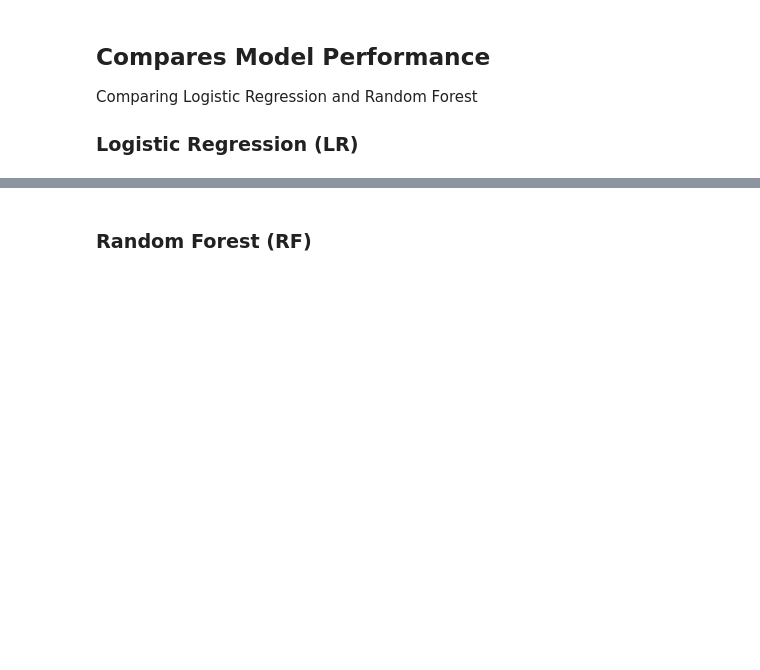
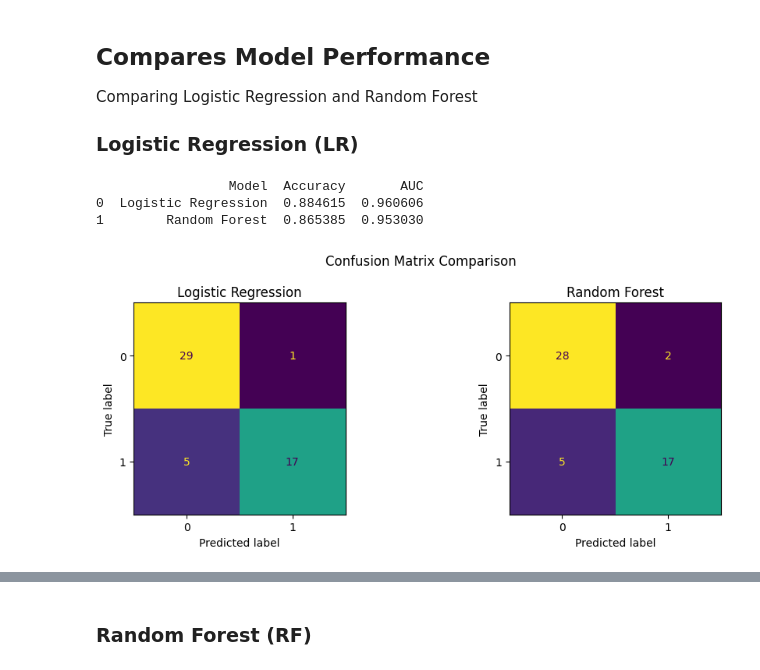
Before and after one commit to mattmarz94/nfl-decision-support-analytics, a Jupyter notebook: Data Preprocessing/reduce_features_dd.ipynb, the cells around one changed output, grey strips where cells are left out. Cells and saved outputs as stored; diff of their text form; code cells hidden in the pictures; blank space fills up the shorter version.

```diff
--- a/Data Preprocessing/reduce_features_dd.ipynb
+++ b/Data Preprocessing/reduce_features_dd.ipynb
@@ -386,3 +386,79 @@ X["def_pass_Int%"] = X["def_pass_Int%"].fillna(0)
 Comparing Logistic Regression and Random Forest
 
 ### Logistic Regression (LR)
+# %%
+from sklearn.model_selection import train_test_split
+from sklearn.preprocessing import StandardScaler
+from sklearn.linear_model import LogisticRegression
+from sklearn.ensemble import RandomForestClassifier
+from sklearn.metrics import accuracy_score, roc_auc_score
+import pandas as pd
+
+# 1. Same split for both models
+X_train, X_test, y_train, y_test = train_test_split(
+    X, y,
+    test_size=0.2,
+    random_state=2120,
+    stratify=y
+)
+
+# 2. Scale only for logistic regression
+scaler = StandardScaler()
+X_train_scaled = scaler.fit_transform(X_train)
+X_test_scaled = scaler.transform(X_test)
+
+# 3. Logistic Regression
+log_model = LogisticRegression(max_iter=1000, random_state=42)
+log_model.fit(X_train_scaled, y_train)
+
+log_pred = log_model.predict(X_test_scaled)
+log_prob = log_model.predict_proba(X_test_scaled)[:, 1]
+
+# 4. Random Forest
+rf_model = RandomForestClassifier(n_estimators=200, random_state=42)
+rf_model.fit(X_train, y_train)
+
+rf_pred = rf_model.predict(X_test)
+rf_prob = rf_model.predict_proba(X_test)[:, 1]
+
+# 5. Collect comparison metrics
+model_compare = pd.DataFrame({
+    "Model": ["Logistic Regression", "Random Forest"],
+    "Accuracy": [
+        accuracy_score(y_test, log_pred),
+        accuracy_score(y_test, rf_pred)
+    ],
+    "AUC": [
+        roc_auc_score(y_test, log_prob),
+        roc_auc_score(y_test, rf_prob)
+    ]
+})
+
+print(model_compare)
+# %% [output]
+                 Model  Accuracy       AUC
+0  Logistic Regression  0.884615  0.960606
+1        Random Forest  0.865385  0.953030
+# %%
+import matplotlib.pyplot as plt
+from sklearn.metrics import ConfusionMatrixDisplay, confusion_matrix
+
+# Logistic predictions
+log_cm = confusion_matrix(y_test, log_pred)
+
+# Random forest predictions
+rf_cm = confusion_matrix(y_test, rf_pred)
+
+fig, axes = plt.subplots(1, 2, figsize=(10, 4))
+
+ConfusionMatrixDisplay(log_cm).plot(ax=axes[0], colorbar=False)
+axes[0].set_title("Logistic Regression")
+
+ConfusionMatrixDisplay(rf_cm).plot(ax=axes[1], colorbar=False)
+axes[1].set_title("Random Forest")
+
+plt.suptitle("Confusion Matrix Comparison")
+plt.tight_layout()
+plt.show()
+# %% [output]
+[figure, added]
```
Also changed, not shown: parts of 24 cells of this notebook, 1 other file.
